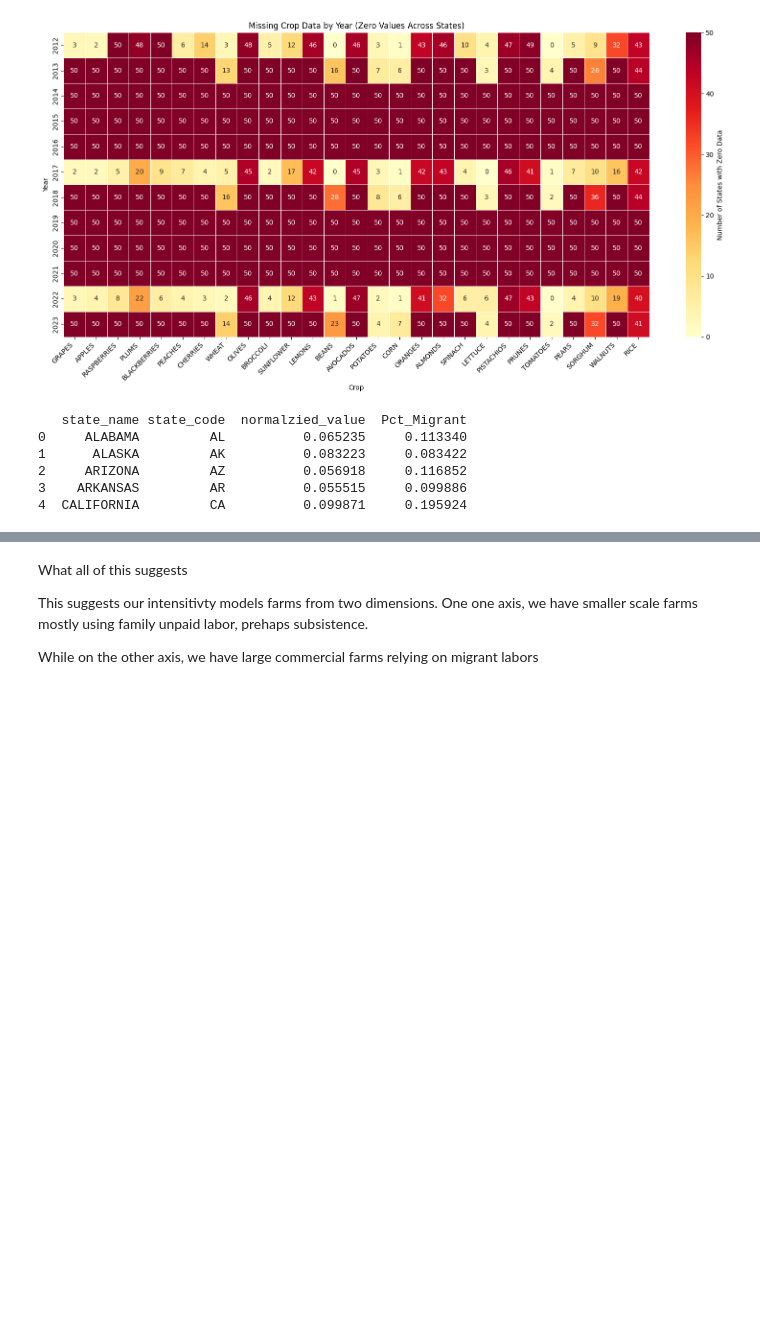
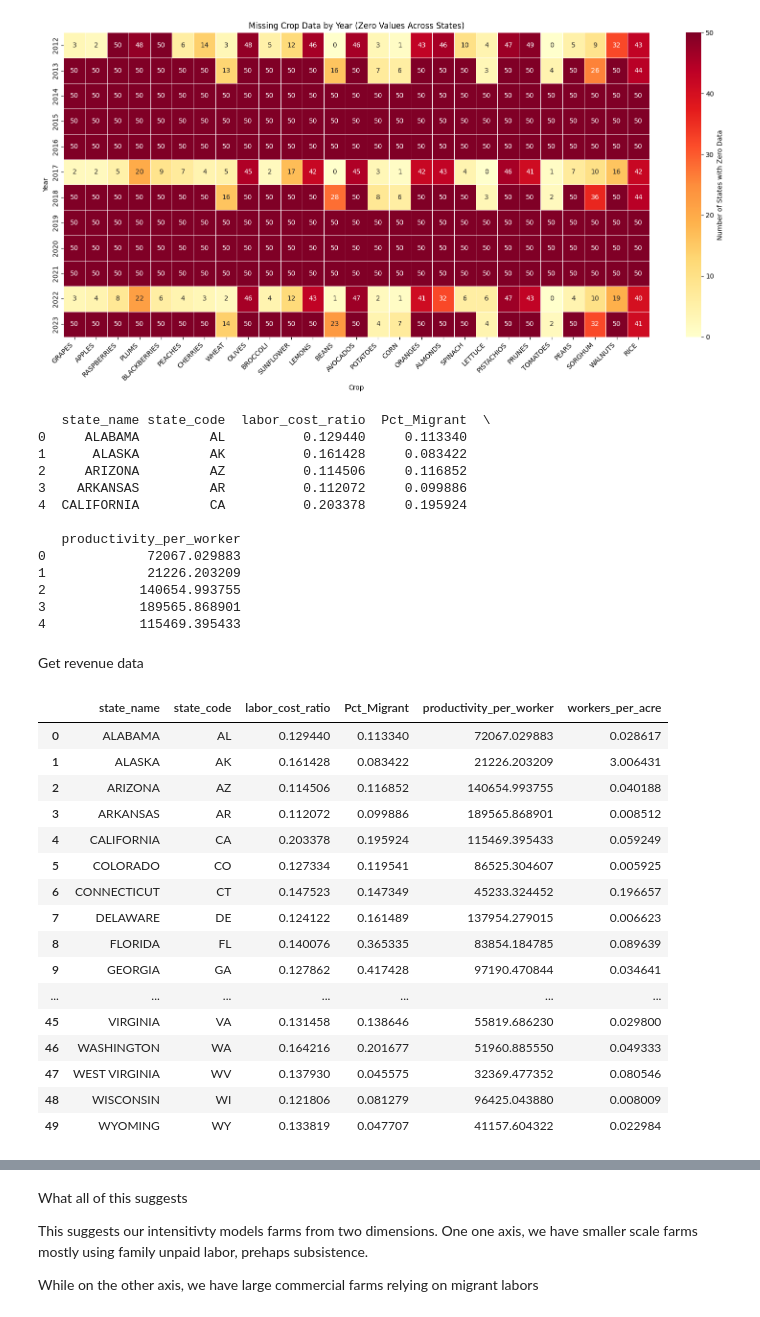
Before and after one commit to e754/EPA-WPS, a Jupyter notebook: dominant-crop/UCD-Labor/analyze.ipynb, the cells around one changed output, grey strips where cells are left out. Cells and saved outputs as stored; diff of their text form; code cells hidden in the pictures; blank space fills up the shorter version.

Commit message:
made labor intensity data across the three years

```diff
--- a/dominant-crop/UCD-Labor/analyze.ipynb
+++ b/dominant-crop/UCD-Labor/analyze.ipynb
@@ -445,4 +368,0 @@ fig.show()
-# %%
-current_data['total_acreage'] = current_data.drop(columns='state_name').sum(axis=1)
-
-transform_data['normalzied_value'] = transform_data['total_value'] /  current_data.drop(columns='state_name').sum(axis=1)
@@ -500 +416,3 @@ labor_df['state_code'] = labor_df['State'].apply(lambda x: us.states.lookup(x).a
+# %%
+labor_df, revenue = labor_revenue_data(year)
 # %%
@@ -519,10 +454,13 @@ for var, label in variables.items():
 # %%
-factors = transform_data[['state_name','state_code','normalzied_value']]
+factors = transform_data[['state_name', 'state_code', 'normalized_value']].rename(
+    columns={'normalized_value': 'labor_cost_ratio'}
+)
 # %%
 import pandas as pd
 
 # Select only the relevant columns from labor_df
 labor_selected = labor_df[['state_code', 'Pct_Migrant']]
+revenue_selected = revenue[['state_code', 'productivity_per_worker']]
 
 # Merge with factor on 'state_code'
 merged_df = pd.merge(
@@ -532,14 +470,30 @@ merged_df = pd.merge(
     how='inner'   # or 'left' if you want to keep all from factor
 )
 
+merged_df = pd.merge(
+    merged_df,
+    revenue_selected,
+    on='state_code',
+    how='inner'   # or 'left' if you want to keep all from factor
+)
+
 # Check result
 print(merged_df.head())
 # %% [output]
-   state_name state_code  normalzied_value  Pct_Migrant
-0     ALABAMA         AL          0.065235     0.113340
-1      ALASKA         AK          0.083223     0.083422
-2     ARIZONA         AZ          0.056918     0.116852
-3    ARKANSAS         AR          0.055515     0.099886
-4  CALIFORNIA         CA          0.099871     0.195924
+   state_name state_code  labor_cost_ratio  Pct_Migrant  \
+0     ALABAMA         AL          0.129440     0.113340
+1      ALASKA         AK          0.161428     0.083422
+2     ARIZONA         AZ          0.114506     0.116852
+3    ARKANSAS         AR          0.112072     0.099886
+4  CALIFORNIA         CA          0.203378     0.195924
+
+   productivity_per_worker
+0             72067.029883
+1             21226.203209
+2            140654.993755
+3            189565.868901
+4            115469.395433
 # %%
 merged_df['workers_per_acre'] = labor_df['TotalWorkers'] / current_data['total_acreage']
+# %% [markdown]
+Get revenue data
@@ -546,3 +522,23 @@ merged_df['workers_per_acre'] = labor_df['TotalWorkers'] / current_data['total_a
+# %%
+merged_df
+# %% [output]
+|  | state_name | state_code | labor_cost_ratio | Pct_Migrant | productivity_per_worker | workers_per_acre |
+| 0 | ALABAMA | AL | 0.129440 | 0.113340 | 72067.029883 | 0.028617 |
+| 1 | ALASKA | AK | 0.161428 | 0.083422 | 21226.203209 | 3.006431 |
+| 2 | ARIZONA | AZ | 0.114506 | 0.116852 | 140654.993755 | 0.040188 |
+| 3 | ARKANSAS | AR | 0.112072 | 0.099886 | 189565.868901 | 0.008512 |
+| 4 | CALIFORNIA | CA | 0.203378 | 0.195924 | 115469.395433 | 0.059249 |
+| 5 | COLORADO | CO | 0.127334 | 0.119541 | 86525.304607 | 0.005925 |
+| 6 | CONNECTICUT | CT | 0.147523 | 0.147349 | 45233.324452 | 0.196657 |
+| 7 | DELAWARE | DE | 0.124122 | 0.161489 | 137954.279015 | 0.006623 |
+| 8 | FLORIDA | FL | 0.140076 | 0.365335 | 83854.184785 | 0.089639 |
+| 9 | GEORGIA | GA | 0.127862 | 0.417428 | 97190.470844 | 0.034641 |
+| ... | ... | ... | ... | ... | ... | ... |
+| 45 | VIRGINIA | VA | 0.131458 | 0.138646 | 55819.686230 | 0.029800 |
+| 46 | WASHINGTON | WA | 0.164216 | 0.201677 | 51960.885550 | 0.049333 |
+| 47 | WEST VIRGINIA | WV | 0.137930 | 0.045575 | 32369.477352 | 0.080546 |
+| 48 | WISCONSIN | WI | 0.121806 | 0.081279 | 96425.043880 | 0.008009 |
+| 49 | WYOMING | WY | 0.133819 | 0.047707 | 41157.604322 | 0.022984 |
 # %%
 from sklearn.preprocessing import StandardScaler, MinMaxScaler
 from sklearn.decomposition import PCA
```
Also changed, not shown: parts of 56 cells of this notebook, 14 other files.
